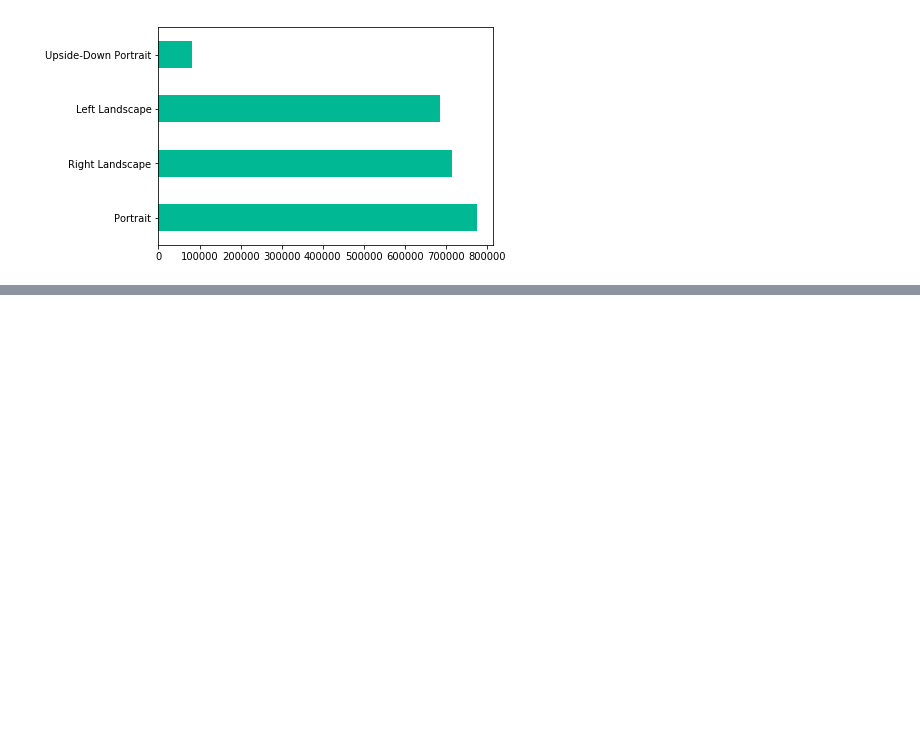
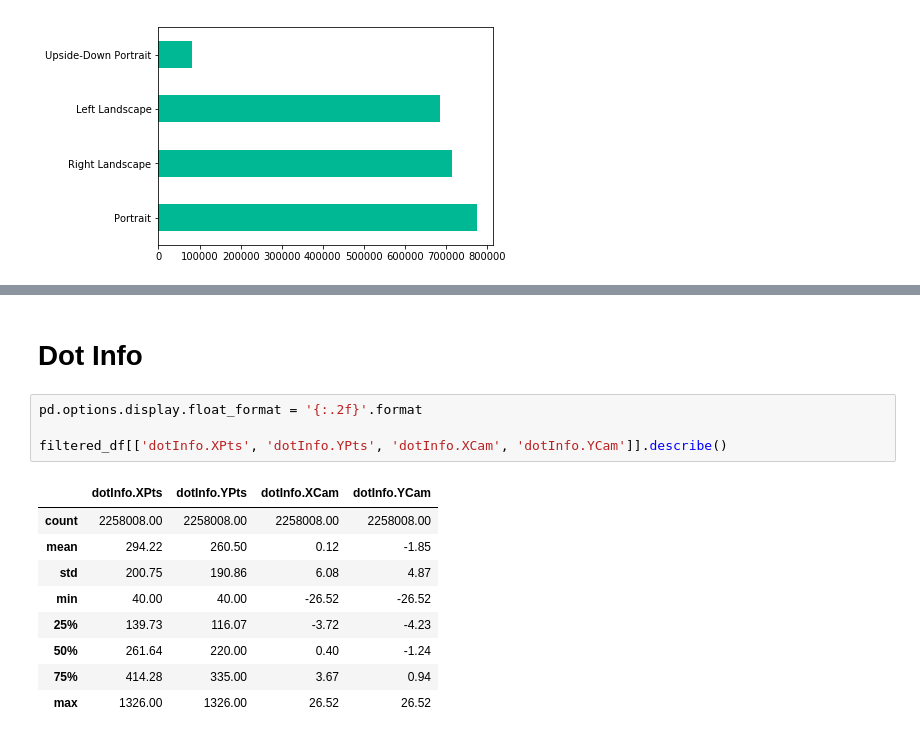
Before and after one commit to rcdilorenzo/inspector-lestrade, a Jupyter notebook: eye-tracking-eda.ipynb, the cells around one changed output, grey strips where cells are left out. Saved outputs shown, nothing was run; the diff lists cells and outputs as text; blank space fills up the shorter version.

```diff
--- a/eye-tracking-eda.ipynb
+++ b/eye-tracking-eda.ipynb
@@ -180,0 +184,16 @@ plt.show()
+# %% [markdown]
+# Dot Info
+# %%
+pd.options.display.float_format = '{:.2f}'.format
+
+filtered_df[['dotInfo.XPts', 'dotInfo.YPts', 'dotInfo.XCam', 'dotInfo.YCam']].describe()
+# %% [output]
+|  | dotInfo.XPts | dotInfo.YPts | dotInfo.XCam | dotInfo.YCam |
+| count | 2258008.00 | 2258008.00 | 2258008.00 | 2258008.00 |
+| mean | 294.22 | 260.50 | 0.12 | -1.85 |
+| std | 200.75 | 190.86 | 6.08 | 4.87 |
+| min | 40.00 | 40.00 | -26.52 | -26.52 |
+| 25% | 139.73 | 116.07 | -3.72 | -4.23 |
+| 50% | 261.64 | 220.00 | 0.40 | -1.24 |
+| 75% | 414.28 | 335.00 | 3.67 | 0.94 |
+| max | 1326.00 | 1326.00 | 26.52 | 26.52 |
```
Also changed, not shown: parts of 10 cells of this notebook, 2 other files.
